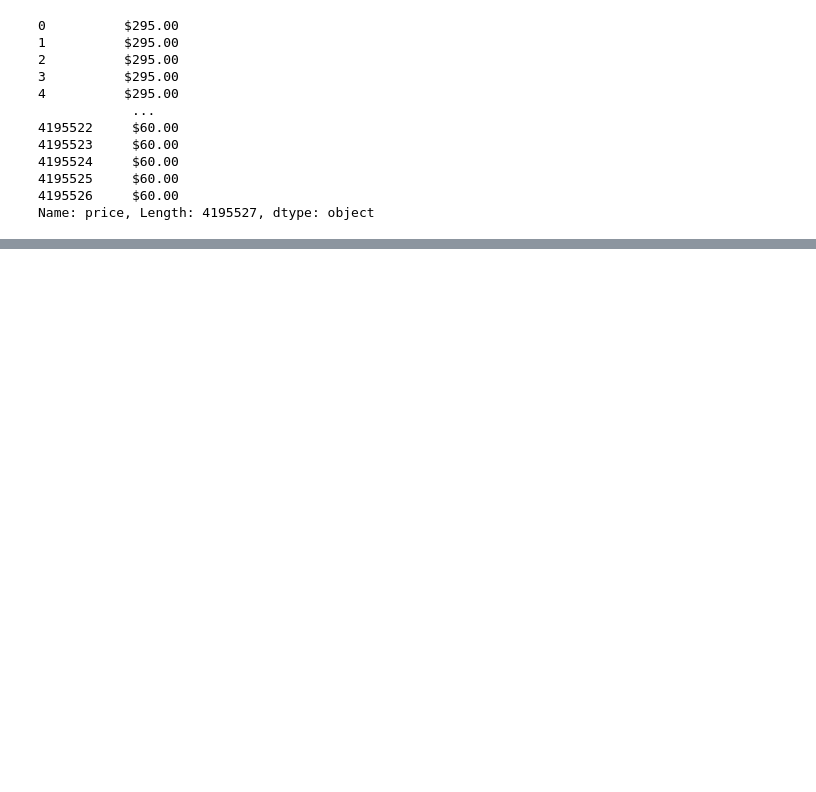
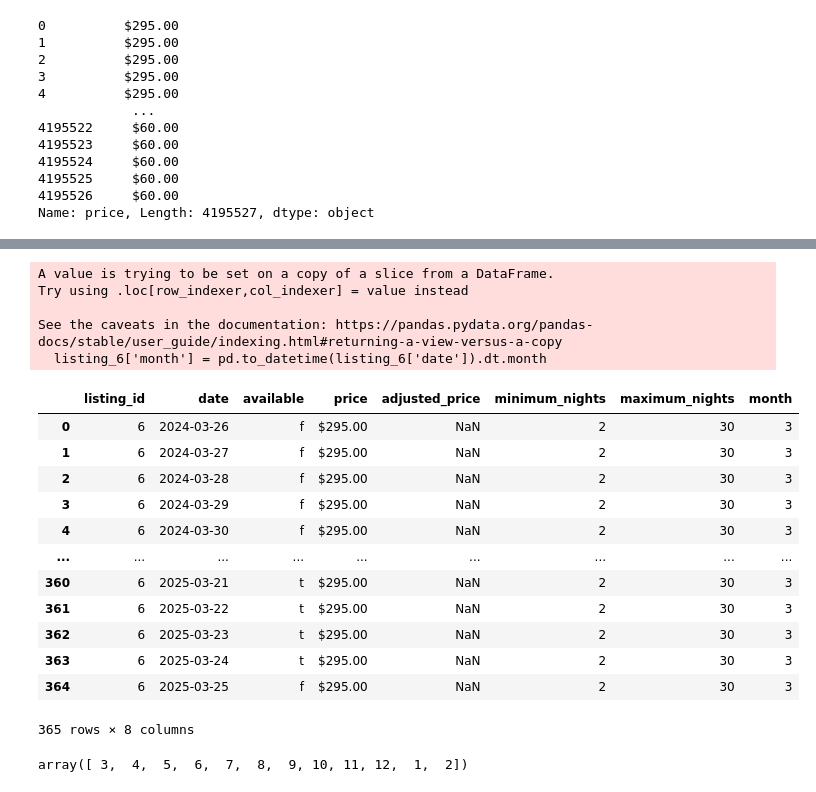
Before and after one commit to elliekwang/final_proj, a Jupyter notebook: airbnb.ipynb, the cells around one changed output, grey strips where cells are left out. Cells and saved outputs as stored; diff of their text form; code cells hidden in the pictures; blank space fills up the shorter version.

```diff
--- a/airbnb.ipynb
+++ b/airbnb.ipynb
@@ -361,0 +448,3 @@ listings
+# %%
+listing_6 = calendar[calendar['listing_id'] == '6']
+listing_6
@@ -361,0 +465,27 @@ listings
+# %%
+listing_6['month'] = pd.to_datetime(listing_6['date']).dt.month
+listing_6
+# listing_6['available'].value_counts() #false = booked
+# %% [output]
+A value is trying to be set on a copy of a slice from a DataFrame.
+Try using .loc[row_indexer,col_indexer] = value instead
+
+See the caveats in the documentation: https://pandas.pydata.org/pandas-docs/stable/user_guide/indexing.html#returning-a-view-versus-a-copy
+  listing_6['month'] = pd.to_datetime(listing_6['date']).dt.month
+|  | listing_id | date | available | price | adjusted_price | minimum_nights | maximum_nights | month |
+| 0 | 6 | 2024-03-26 | f | $295.00 | NaN | 2 | 30 | 3 |
+| 1 | 6 | 2024-03-27 | f | $295.00 | NaN | 2 | 30 | 3 |
+| 2 | 6 | 2024-03-28 | f | $295.00 | NaN | 2 | 30 | 3 |
+| 3 | 6 | 2024-03-29 | f | $295.00 | NaN | 2 | 30 | 3 |
+| 4 | 6 | 2024-03-30 | f | $295.00 | NaN | 2 | 30 | 3 |
+| ... | ... | ... | ... | ... | ... | ... | ... | ... |
+| 360 | 6 | 2025-03-21 | t | $295.00 | NaN | 2 | 30 | 3 |
+| 361 | 6 | 2025-03-22 | t | $295.00 | NaN | 2 | 30 | 3 |
+| 362 | 6 | 2025-03-23 | t | $295.00 | NaN | 2 | 30 | 3 |
+| 363 | 6 | 2025-03-24 | t | $295.00 | NaN | 2 | 30 | 3 |
+| 364 | 6 | 2025-03-25 | f | $295.00 | NaN | 2 | 30 | 3 |
+365 rows × 8 columns
+# %%
+listing_6['month'].unique()
+# %% [output]
+array([ 3,  4,  5,  6,  7,  8,  9, 10, 11, 12,  1,  2])
```
Also changed, not shown: parts of 52 cells of this notebook, 1 other file.
